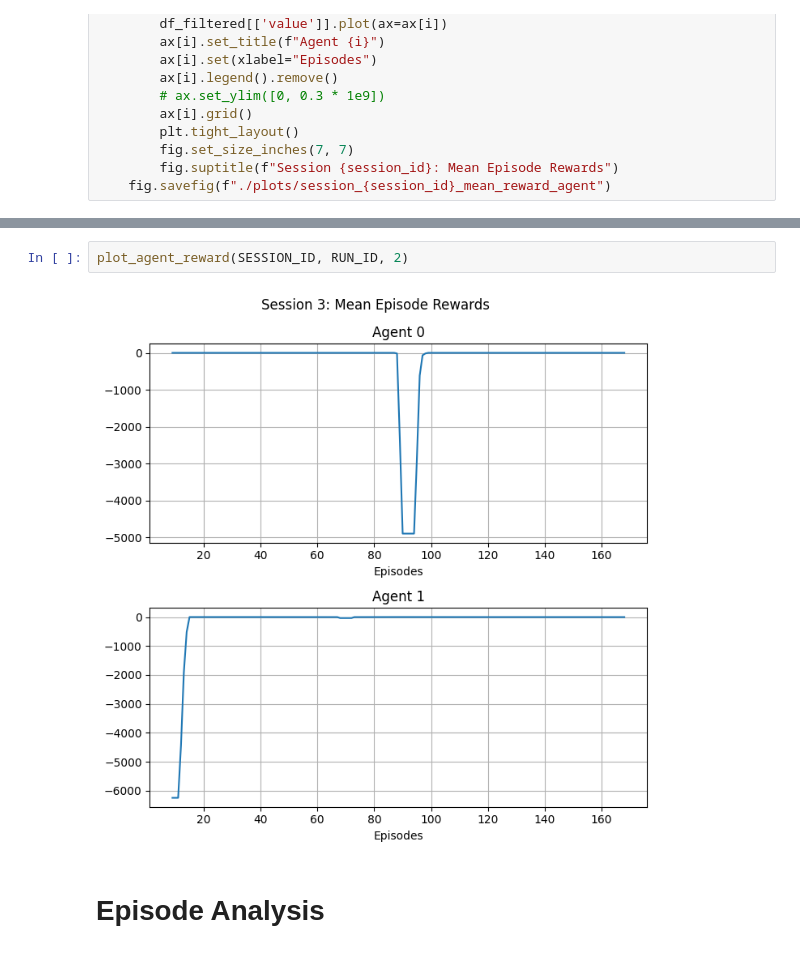
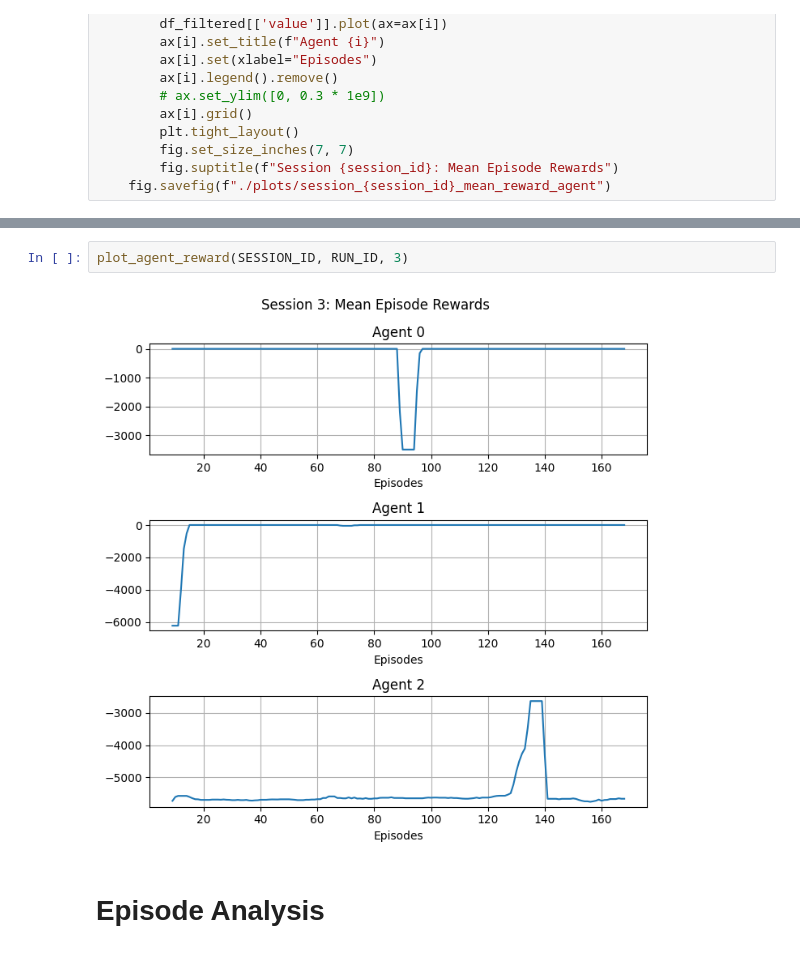
Before and after one commit to buehrerc/MAAC-auto-gov, a Jupyter notebook: analysis/generate_plots.ipynb, the cells around one changed output, grey strips where cells are left out. Saved outputs shown, nothing was run; the diff lists cells and outputs as text.

```diff
--- a/analysis/generate_plots.ipynb
+++ b/analysis/generate_plots.ipynb
@@ -89,7 +93,7 @@ plot_agent_loss(SESSION_ID, RUN_ID, 2)
 # %%
-plot_agent_reward(SESSION_ID, RUN_ID, 2)
+plot_agent_reward(SESSION_ID, RUN_ID, 3)
 # %% [output]
-[figure, old version]
+[figure, new version]
 # %% [markdown]
 # Episode Analysis
 # %%
```
Also changed, not shown: parts of 5 cells of this notebook, 6 other files.
